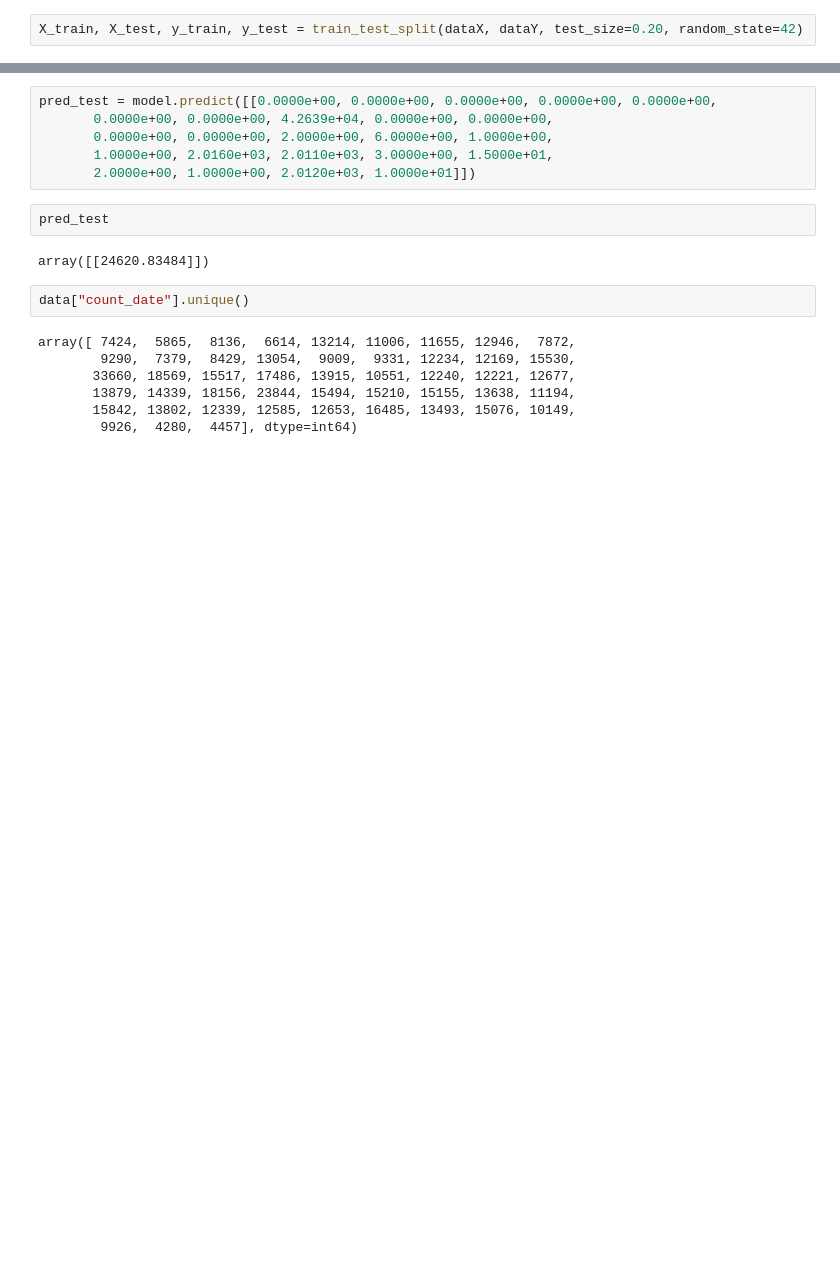
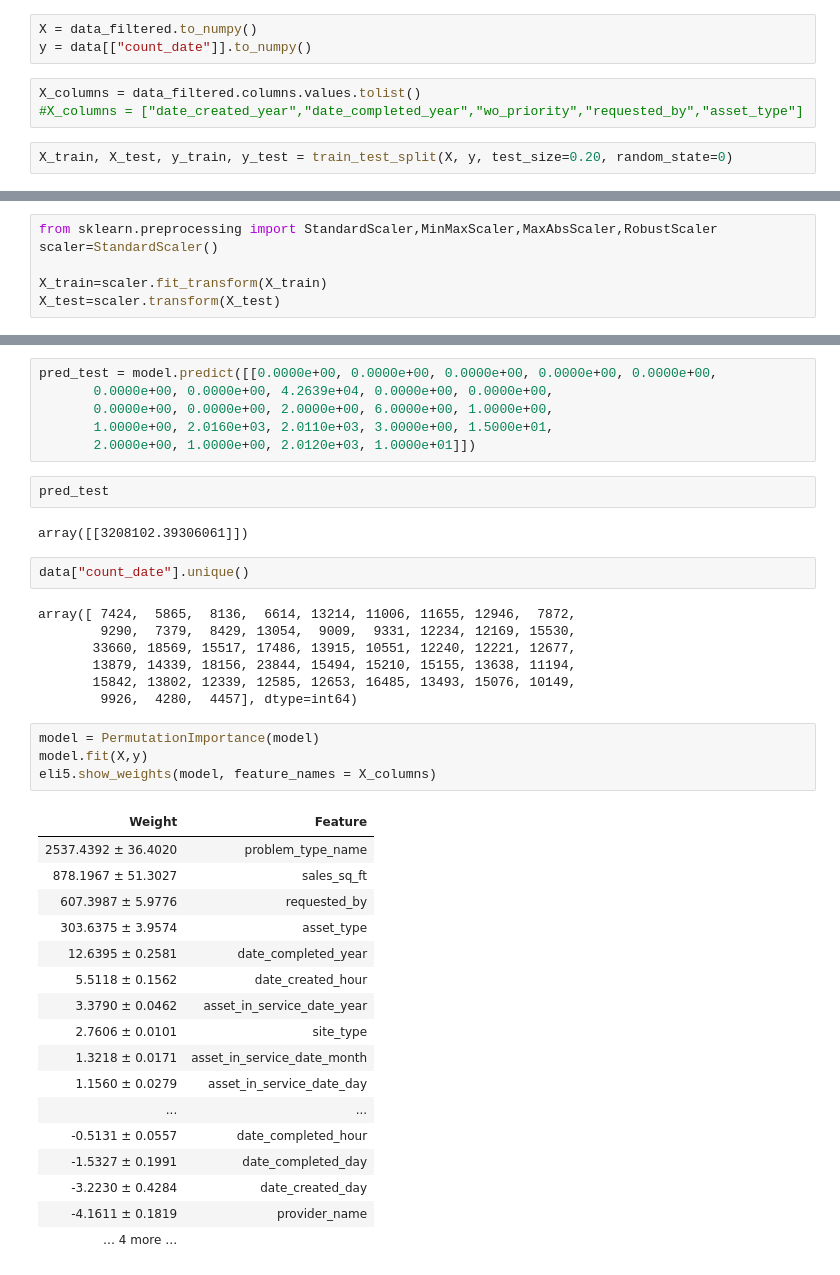
Before and after one commit to sergioduquem15/FINAL_PROJECT_DataMining, a Jupyter notebook: 2-EDA_analysis.ipynb, the cells around one changed output, grey strips where cells are left out. Cells and saved outputs as stored; diff of their text form; blank space fills up the shorter version.

```diff
--- a/2-EDA_analysis.ipynb
+++ b/2-EDA_analysis.ipynb
@@ -400,5 +369,11 @@ array([[ 7424],
+# %%
+X = data_filtered.to_numpy()
+y = data[["count_date"]].to_numpy()
+# %%
+X_columns = data_filtered.columns.values.tolist()
+#X_columns = ["date_created_year","date_completed_year","wo_priority","requested_by","asset_type"]
 # %%
-X_train, X_test, y_train, y_test = train_test_split(dataX, dataY, test_size=0.20, random_state=42)
+X_train, X_test, y_train, y_test = train_test_split(X, y, test_size=0.20, random_state=0)
 # %%
 print("Tamaño x entrenamiento:",X_train.shape)
 print("Tamaño x prueba:",X_test.shape)
@@ -409,6 +384,12 @@ Tamaño x entrenamiento: (487991, 24)
 Tamaño x prueba: (121998, 24)
 Tamaño y entrenamiento: (487991, 1)
 Tamaño y prueba: (121998, 1)
+# %%
+from sklearn.preprocessing import StandardScaler,MinMaxScaler,MaxAbsScaler,RobustScaler
+scaler=StandardScaler()
+
+X_train=scaler.fit_transform(X_train)
+X_test=scaler.transform(X_test)
 # %%
 model = linear_model.LinearRegression()
 # %%
@@ -442,7 +423,7 @@ pred_test = model.predict([[0.0000e+00, 0.0000e+00, 0.0000e+00, 0.0000e+00, 0.00
 # %%
 pred_test
 # %% [output]
-array([[24620.83484]])
+array([[3208102.39306061]])
 # %%
 data["count_date"].unique()
 # %% [output]
@@ -452,3 +433,25 @@ array([ 7424,  5865,  8136,  6614, 13214, 11006, 11655, 12946,  7872,
        13879, 14339, 18156, 23844, 15494, 15210, 15155, 13638, 11194,
        15842, 13802, 12339, 12585, 12653, 16485, 13493, 15076, 10149,
         9926,  4280,  4457], dtype=int64)
+# %%
+model = PermutationImportance(model)
+model.fit(X,y)
+eli5.show_weights(model, feature_names = X_columns)
+# %% [output]
+| Weight | Feature |
+| 2537.4392 ± 36.4020 | problem_type_name |
+| 878.1967 ± 51.3027 | sales_sq_ft |
+| 607.3987 ± 5.9776 | requested_by |
+| 303.6375 ± 3.9574 | asset_type |
+| 12.6395 ± 0.2581 | date_completed_year |
+| 5.5118 ± 0.1562 | date_created_hour |
+| 3.3790 ± 0.0462 | asset_in_service_date_year |
+| 2.7606 ± 0.0101 | site_type |
+| 1.3218 ± 0.0171 | asset_in_service_date_month |
+| 1.1560 ± 0.0279 | asset_in_service_date_day |
+| ... | ... |
+| -0.5131 ± 0.0557 | date_completed_hour |
+| -1.5327 ± 0.1991 | date_completed_day |
+| -3.2230 ± 0.4284 | date_created_day |
+| -4.1611 ± 0.1819 | provider_name |
+| … 4 more … |  |
```
Also changed, not shown: parts of 6 cells of this notebook.
